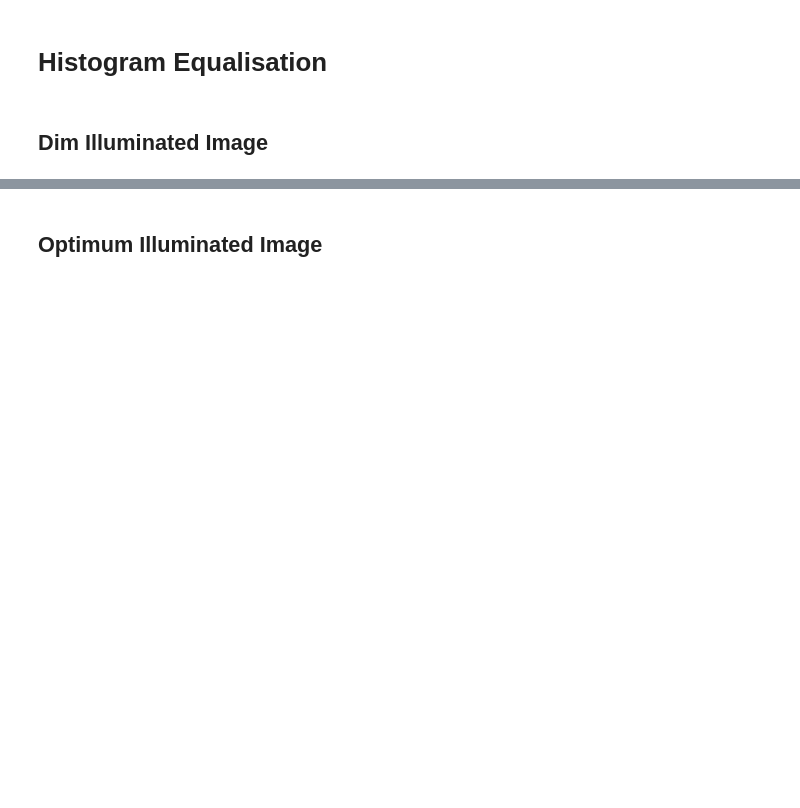
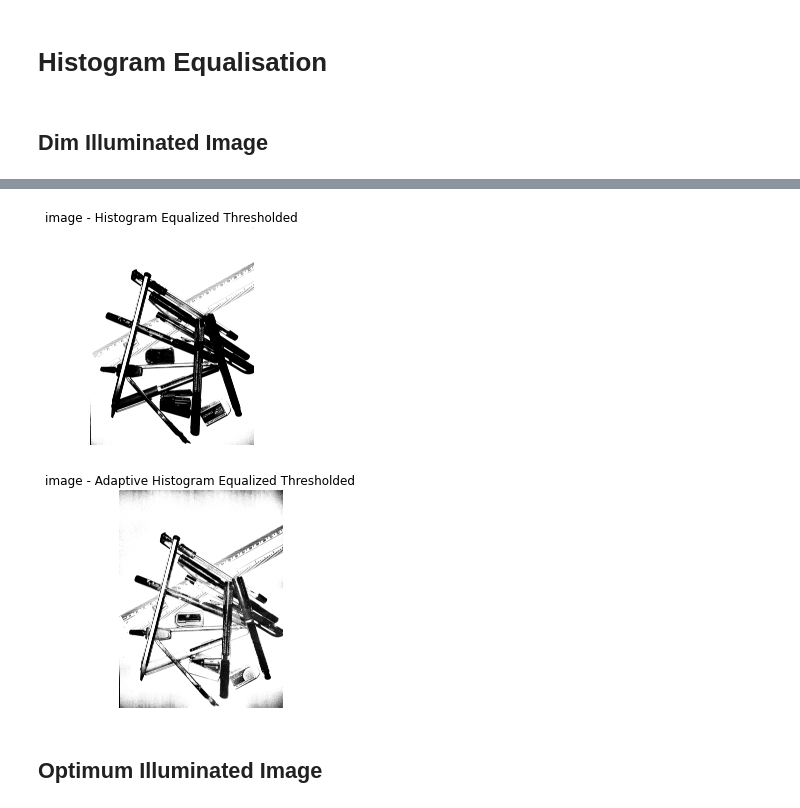
Before and after one commit to agilan2001/DIP_Assignments, a Jupyter notebook: 1 Histogram Equalisation/Histogram_equlaization.ipynb, the cells around one changed output, grey strips where cells are left out. Drawn from its saved outputs; the diff is of its cells as text; code cells hidden in the pictures; blank space fills up the shorter version.

```diff
--- a/1 Histogram Equalisation/Histogram_equlaization.ipynb
+++ b/1 Histogram Equalisation/Histogram_equlaization.ipynb
@@ -79,3 +79,8 @@ process(1)
+# %%
+thresh(eq_img_1, 60, adap_eq_img_1, 50, 1)
+# %% [output]
+[figure, added]
+[figure, added]
 # %% [markdown]
 ## Optimum Illuminated Image
 # %%
```
Also changed, not shown: parts of 6 cells of this notebook, 1 other file.
